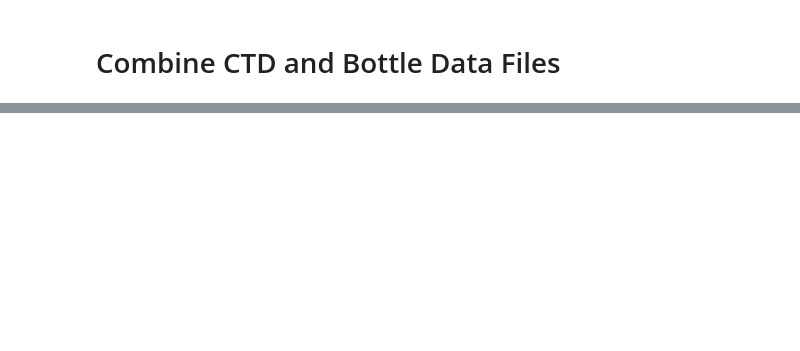
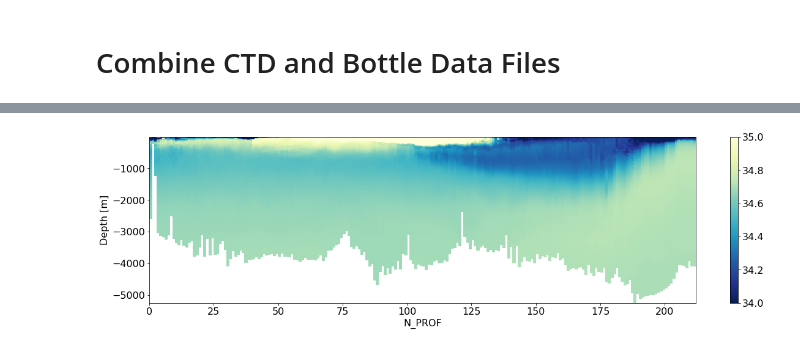
Before and after one commit to cchdo/demo_notebooks, a Jupyter notebook: explore_ctd_btl.ipynb, the cells around one changed output, grey strips where cells are left out. Cells and saved outputs as stored; diff of their text form; code cells hidden in the pictures; blank space fills up the shorter version.

```diff
--- a/explore_ctd_btl.ipynb
+++ b/explore_ctd_btl.ipynb
@@ -27,0 +53,12 @@ ds_btl = xr.load_dataset('p18_btl.nc')
+# %%
+# Calculate Depth as a function of pressure, latitude
+depth = gsw.z_from_p(ds_ctd.pressure,
+                     ds_ctd.latitude,)
+
+# Next, we can store depth as a coordinate in our original dataset
+ds_ctd = ds_ctd.assign_coords(depth=(('N_PROF', 'N_LEVELS'), depth))
+
+# We can add some attributes to it
+ds_ctd.depth.attrs = dict(whp_name='depth',whp_unit='meters',standard_name='depth')
+
+ds_ctd
@@ -27,0 +83,11 @@ ds_btl = xr.load_dataset('p18_btl.nc')
+# %%
+# Plot dataset
+plt.figure(figsize=(20,5))
+plt.pcolor(ds_ctd.N_PROF,ds_ctd.depth[188,:],ds_ctd.ctd_salinity.T,cmap='YlGnBu_r',
+           vmax=35.,vmin=34.)
+plt.xlabel('N_PROF')
+plt.ylabel('Depth [m]')
+plt.colorbar()
+plt.show()
+# %% [output]
+[figure, added]
```
Also changed, not shown: parts of 15 cells of this notebook.
